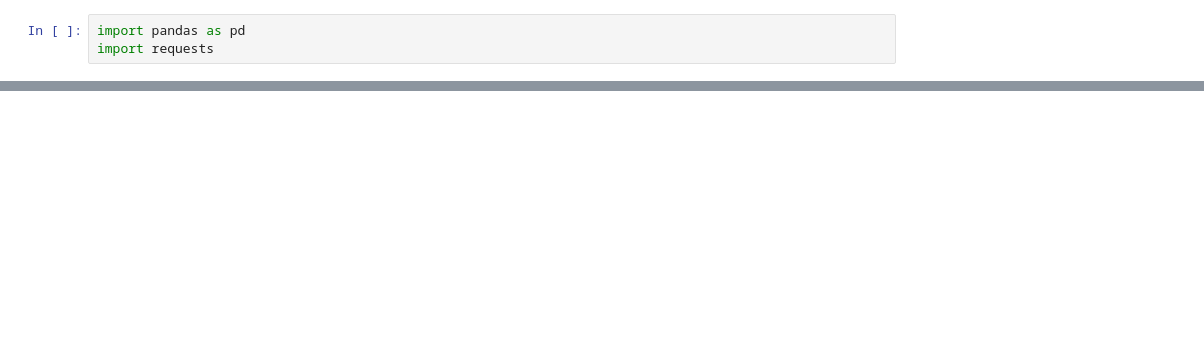
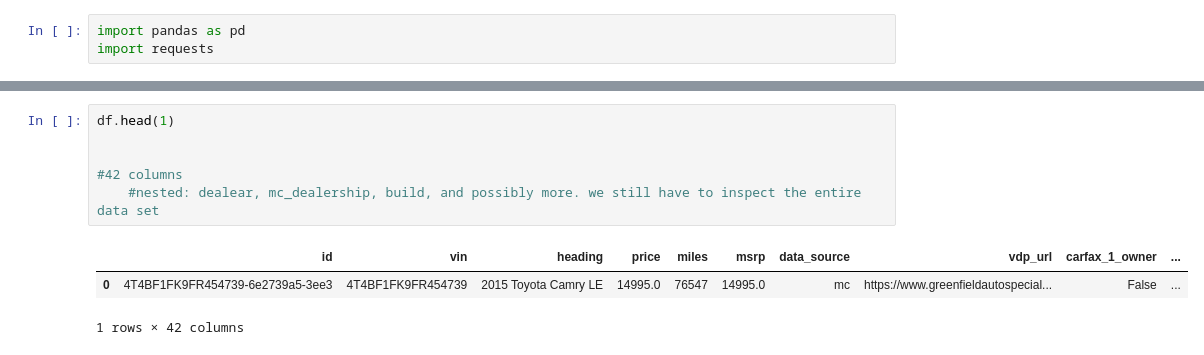
Before and after one commit to 777Enzo/car-visualizer, a Jupyter notebook: main.ipynb, the cells around one changed output, grey strips where cells are left out. Drawn from its saved outputs; the diff is of its cells as text; blank space fills up the shorter version.

Commit message:
Main.ipynb: Data Frame work

```diff
--- a/main.ipynb
+++ b/main.ipynb
@@ -91,3 +94,13 @@ df
+# %%
+df.head(1)
+
+
+#42 columns
+    #nested: dealear, mc_dealership, build, and possibly more. we still have to inspect the entire data set
+# %% [output]
+|  | id | vin | heading | price | miles | msrp | data_source | vdp_url | carfax_1_owner | ... |
+| 0 | 4T4BF1FK9FR454739-6e2739a5-3ee3 | 4T4BF1FK9FR454739 | 2015 Toyota Camry LE | 14995.0 | 76547 | 14995.0 | mc | https://www.greenfieldautospecial... | False | ... |
+1 rows × 42 columns
 # %%
 
 df.info()
```
Also changed, not shown: parts of 8 cells of this notebook.
